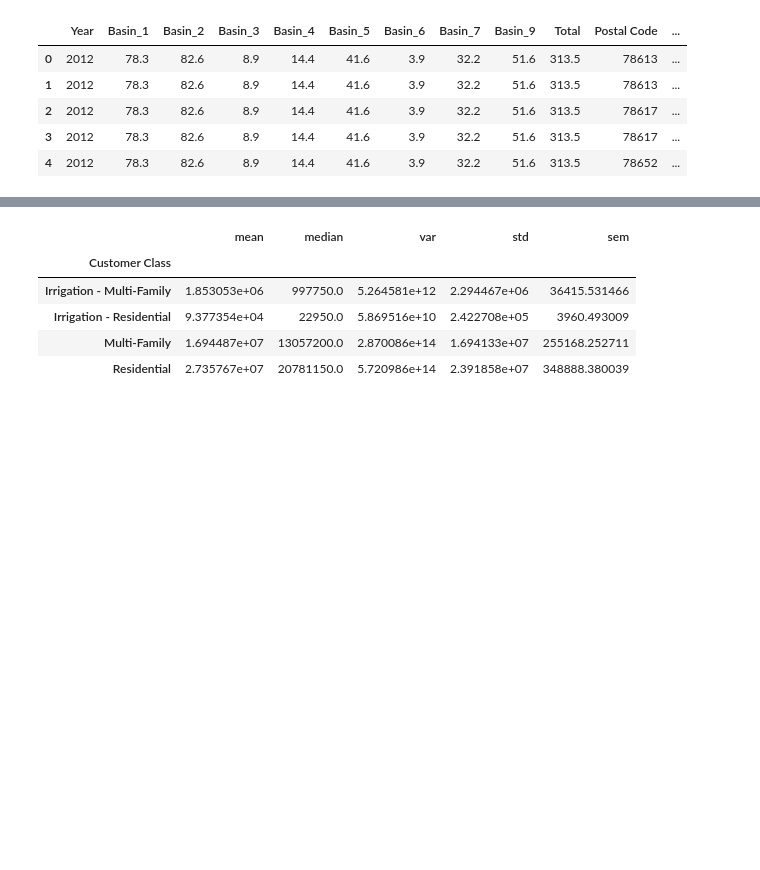
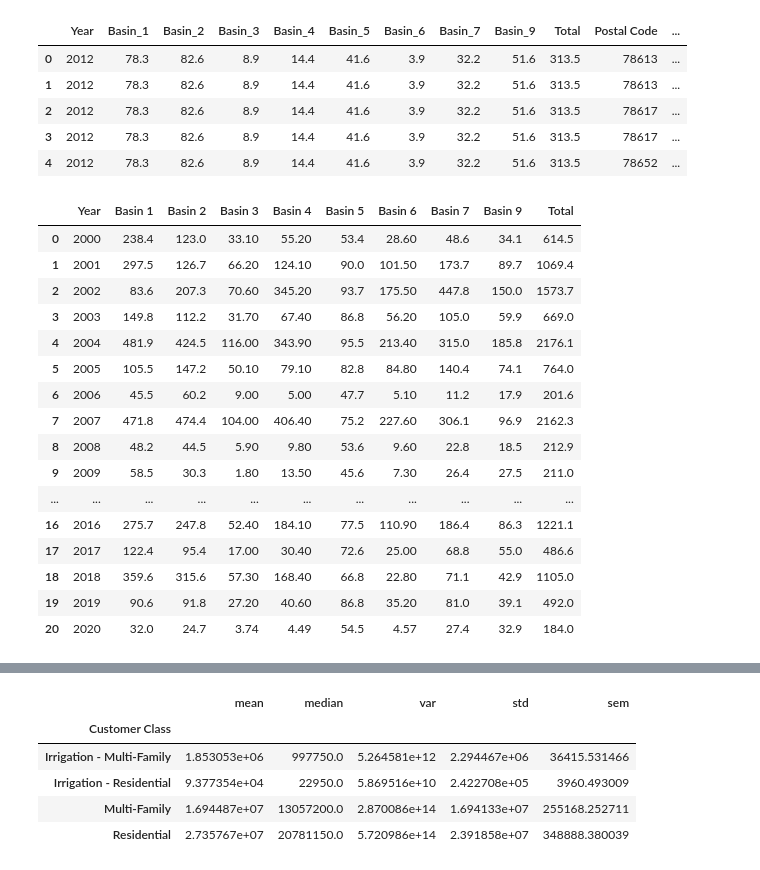
Before and after one commit to Victarrion/Nino_Nina_AustinTX, a Jupyter notebook: Water_Part.ipynb, the cells around one changed output, grey strips where cells are left out. Saved outputs shown, nothing was run; the diff lists cells and outputs as text; code cells hidden in the pictures; blank space fills up the shorter version.

```diff
--- a/Water_Part.ipynb
+++ b/Water_Part.ipynb
@@ -37,3 +37,25 @@ water_complete_complete.head()
 | 2 | 2012 | 78.3 | 82.6 | 8.9 | 14.4 | 41.6 | 3.9 | 32.2 | 51.6 | 313.5 | 78617 | ... |
 | 3 | 2012 | 78.3 | 82.6 | 8.9 | 14.4 | 41.6 | 3.9 | 32.2 | 51.6 | 313.5 | 78617 | ... |
 | 4 | 2012 | 78.3 | 82.6 | 8.9 | 14.4 | 41.6 | 3.9 | 32.2 | 51.6 | 313.5 | 78652 | ... |
+# %%
+aquifer_metadata.rename({'Basin_1':'Basin 1','Basin_2':'Basin 2', 'Basin_3':'Basin 3', 'Basin_4':'Basin 4', 'Basin_5': 'Basin 5',
+'Basin_6':'Basin 6', 'Basin_7': 'Basin 7', 'Basin_9': 'Basin 9'}, axis = 1, inplace = True)
+aquifer_metadata.tail(45)
+# %% [output]
+|  | Year | Basin 1 | Basin 2 | Basin 3 | Basin 4 | Basin 5 | Basin 6 | Basin 7 | Basin 9 | Total |
+| 0 | 2000 | 238.4 | 123.0 | 33.10 | 55.20 | 53.4 | 28.60 | 48.6 | 34.1 | 614.5 |
+| 1 | 2001 | 297.5 | 126.7 | 66.20 | 124.10 | 90.0 | 101.50 | 173.7 | 89.7 | 1069.4 |
+| 2 | 2002 | 83.6 | 207.3 | 70.60 | 345.20 | 93.7 | 175.50 | 447.8 | 150.0 | 1573.7 |
+| 3 | 2003 | 149.8 | 112.2 | 31.70 | 67.40 | 86.8 | 56.20 | 105.0 | 59.9 | 669.0 |
+| 4 | 2004 | 481.9 | 424.5 | 116.00 | 343.90 | 95.5 | 213.40 | 315.0 | 185.8 | 2176.1 |
+| 5 | 2005 | 105.5 | 147.2 | 50.10 | 79.10 | 82.8 | 84.80 | 140.4 | 74.1 | 764.0 |
+| 6 | 2006 | 45.5 | 60.2 | 9.00 | 5.00 | 47.7 | 5.10 | 11.2 | 17.9 | 201.6 |
+| 7 | 2007 | 471.8 | 474.4 | 104.00 | 406.40 | 75.2 | 227.60 | 306.1 | 96.9 | 2162.3 |
+| 8 | 2008 | 48.2 | 44.5 | 5.90 | 9.80 | 53.6 | 9.60 | 22.8 | 18.5 | 212.9 |
+| 9 | 2009 | 58.5 | 30.3 | 1.80 | 13.50 | 45.6 | 7.30 | 26.4 | 27.5 | 211.0 |
+| ... | ... | ... | ... | ... | ... | ... | ... | ... | ... | ... |
+| 16 | 2016 | 275.7 | 247.8 | 52.40 | 184.10 | 77.5 | 110.90 | 186.4 | 86.3 | 1221.1 |
+| 17 | 2017 | 122.4 | 95.4 | 17.00 | 30.40 | 72.6 | 25.00 | 68.8 | 55.0 | 486.6 |
+| 18 | 2018 | 359.6 | 315.6 | 57.30 | 168.40 | 66.8 | 22.80 | 71.1 | 42.9 | 1105.0 |
+| 19 | 2019 | 90.6 | 91.8 | 27.20 | 40.60 | 86.8 | 35.20 | 81.0 | 39.1 | 492.0 |
+| 20 | 2020 | 32.0 | 24.7 | 3.74 | 4.49 | 54.5 | 4.57 | 27.4 | 32.9 | 184.0 |
```
Also changed, not shown: parts of 6 cells of this notebook, 1 other file.
